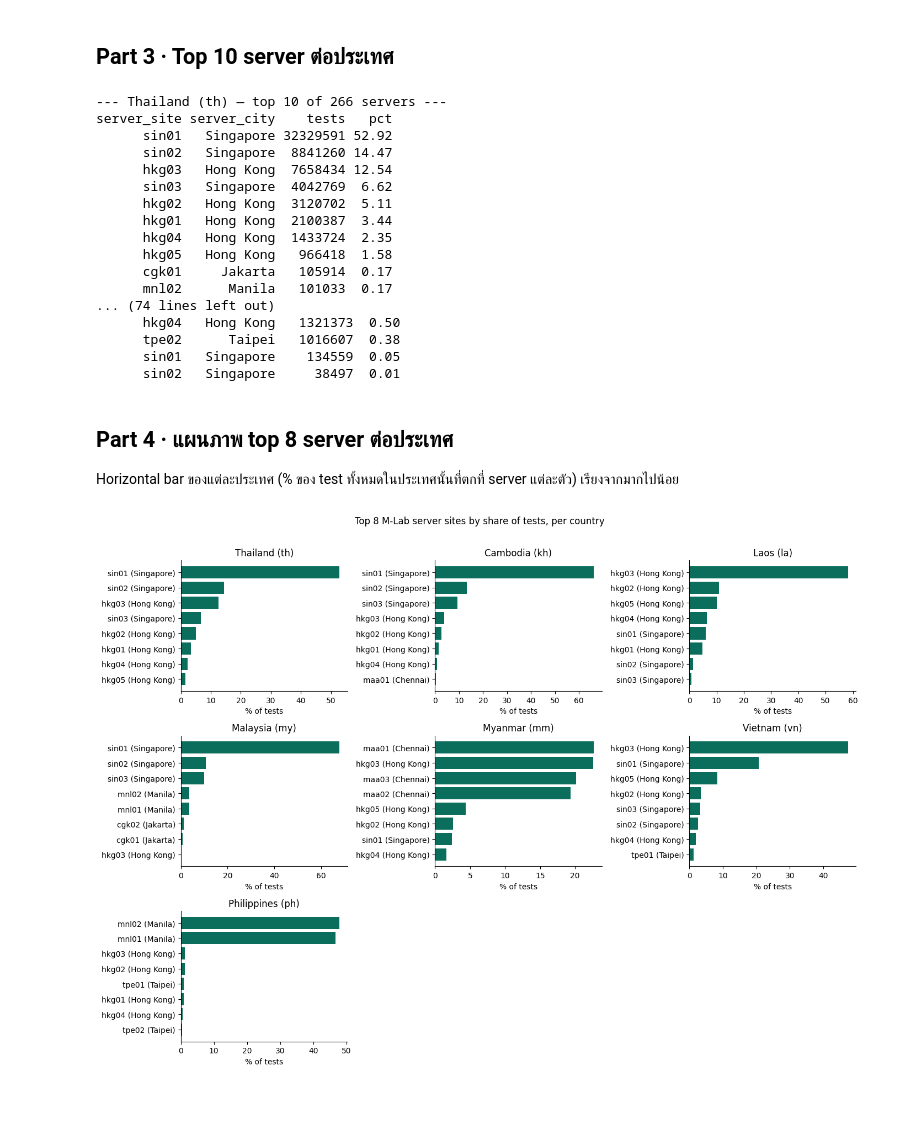
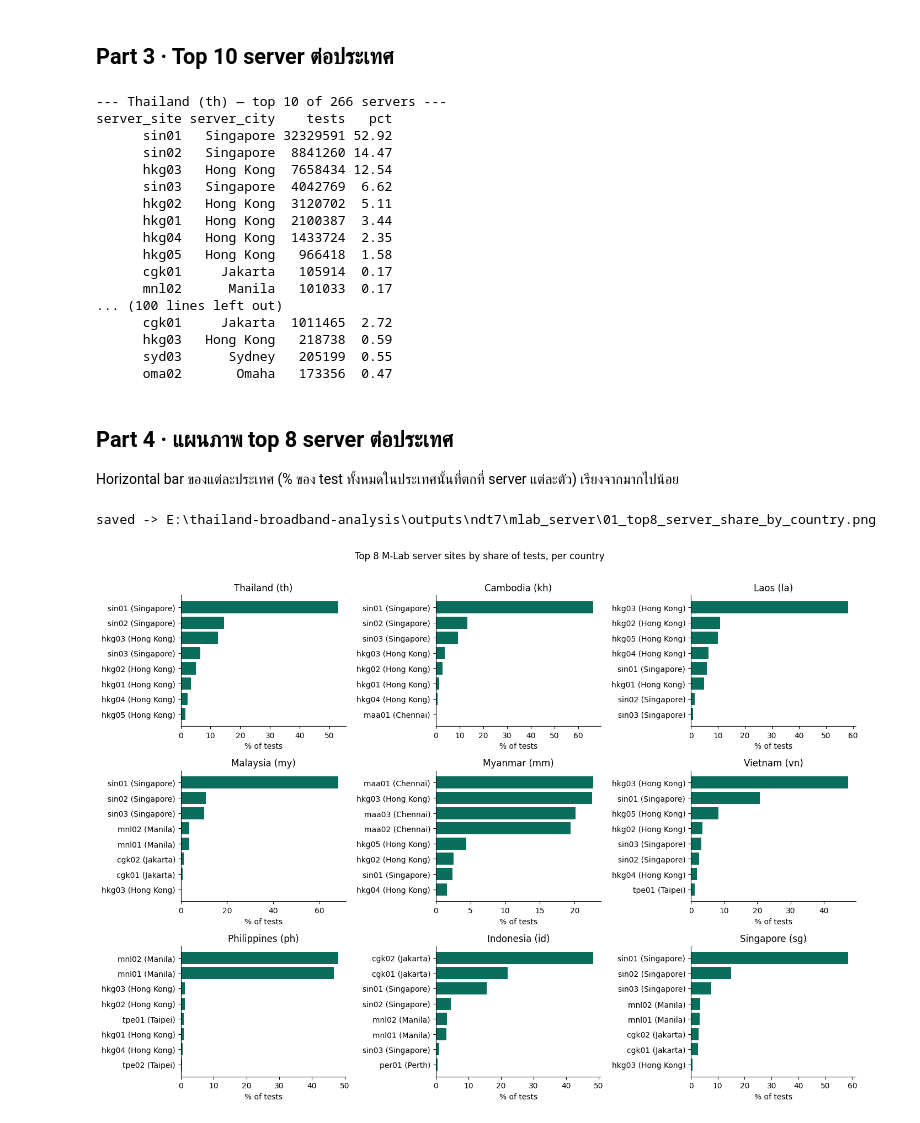
Before and after one commit to chissanupun/thailand-broadband-analysis, a Jupyter notebook: notebooks/ndt7/mlab_server.ipynb, the cells around one changed output. Saved outputs shown, nothing was run; the diff lists cells and outputs as text; code cells hidden in the pictures.

```diff
--- a/notebooks/ndt7/mlab_server.ipynb
+++ b/notebooks/ndt7/mlab_server.ipynb
@@ -17,34 +19,50 @@ import pandas as pd
 import matplotlib.pyplot as plt
 from pathlib import Path
 
-# --- resolve repo root regardless of the kernel's working dir ---
+# repo root for data/ndt7/<c>/mlab_servers_server_<c>.csv (this repo)
 ROOT = Path.cwd()
-while not (ROOT / 'mlab_results').exists() and ROOT != ROOT.parent:
+while not (ROOT / 'data' / 'ndt7').exists() and ROOT != ROOT.parent:
     ROOT = ROOT.parent
 
-# code -> (raw parquet glob, server-site csv, data dir may differ from code e.g. Laos)
+# raw M-Lab parquet lives only in E:/ndt7 (never copied here -- too large, ~40GB+ per the
+# clean-parquet .gitignore note, raw is bigger still)
+RAW_ROOT = Path('E:/ndt7/mlab_results')
+
+# code -> (raw parquet dir under RAW_ROOT, data dir under ROOT/data/ndt7 -- may differ, e.g. Laos)
 COUNTRIES = {
     'th': ('th',  'th'),
     'kh': ('kh',  'kh'),
-    'la': ('la',  'lao'),   # raw code 'la', data dir is 'lao'
+    'la': ('la',  'la'),
     'my': ('my',  'my'),
     'mm': ('mm',  'mm'),
     'vn': ('vn',  'vn'),
     'ph': ('ph',  'ph'),
+    'id': ('id',  'id'),    # Indonesia -- no per-country server csv, falls back to the global lookup below
+    'sg': ('sg',  'sg'),
 }
 NAMES = {'th': 'Thailand', 'kh': 'Cambodia', 'la': 'Laos', 'my': 'Malaysia',
-         'mm': 'Myanmar', 'vn': 'Vietnam', 'ph': 'Philippines'}
+         'mm': 'Myanmar', 'vn': 'Vietnam', 'ph': 'Philippines', 'id': 'Indonesia',
+         'sg': 'Singapore'}
 
 con = duckdb.connect()
 con.execute("SET max_memory='12GB'")
 con.execute(f"SET temp_directory='{(ROOT / '.tmp').as_posix()}'")
 
+# M-Lab server_site codes (sin01, hkg03, ...) are global PoPs, not country-specific -- every
+# country's mlab_servers_server_*.csv carries the same site catalogue. Indonesia has no such
+# csv of its own, so build one global lookup (unioned across all countries that do have one)
+# and use it as a fallback for any country missing its own csv.
+GLOBAL_SRV_GLOB = (ROOT / 'data' / 'ndt7' / '*' / 'mlab_servers_server_*.csv').as_posix()
+assert list(ROOT.glob('data/ndt7/*/mlab_servers_server_*.csv')), f'missing global server csvs: {GLOBAL_SRV_GLOB}'
+
 for code_, (raw_code, data_dir) in COUNTRIES.items():
-    raw_glob = ROOT / 'mlab_results' / f'mlab_{raw_code}' / '*.parquet'
-    srv_csv  = ROOT / 'data' / data_dir / f'mlab_servers_server_{raw_code}.csv'
-    assert list(ROOT.glob(f'mlab_results/mlab_{raw_code}/*.parquet')), f'missing raw parquet: {raw_glob}'
-    assert srv_csv.exists(), f'missing server csv: {srv_csv}'
+    raw_glob = RAW_ROOT / f'mlab_{raw_code}' / '*.parquet'
+    srv_csv  = ROOT / 'data' / 'ndt7' / data_dir / f'mlab_servers_server_{raw_code}.csv'
+    assert list(RAW_ROOT.glob(f'mlab_{raw_code}/*.parquet')), f'missing raw parquet: {raw_glob}'
+    if not srv_csv.exists():
+        print(f'{code_}: no per-country server csv ({srv_csv.name}) -- will use global lookup')
 
 print(f'ROOT: {ROOT}')
+print(f'RAW_ROOT: {RAW_ROOT}')
 print(f'{len(COUNTRIES)} countries ready: {list(COUNTRIES)}')
 # %% [output]
@@ -59,8 +79,9 @@ re-survey — วิธีเดียวกับที่ clean notebook ข
 # %%
 def server_counts(code_):
     raw_code, data_dir = COUNTRIES[code_]
-    raw_glob = (ROOT / 'mlab_results' / f'mlab_{raw_code}' / '*.parquet').as_posix()
-    srv_csv  = (ROOT / 'data' / data_dir / f'mlab_servers_server_{raw_code}.csv').as_posix()
+    raw_glob = (RAW_ROOT / f'mlab_{raw_code}' / '*.parquet').as_posix()
+    srv_csv  = ROOT / 'data' / 'ndt7' / data_dir / f'mlab_servers_server_{raw_code}.csv'
+    srv_glob = srv_csv.as_posix() if srv_csv.exists() else GLOBAL_SRV_GLOB
     df = con.execute(f"""
         WITH raw AS (
             SELECT server_site, server_city, COUNT(*) AS tests
@@ -70,7 +91,7 @@ def server_counts(code_):
         srv AS (
             SELECT server_site, server_latitude, server_longitude,
                    ROW_NUMBER() OVER (PARTITION BY server_site ORDER BY server_city) AS rn
-            FROM read_csv_auto('{srv_csv}')
+            FROM read_csv_auto('{srv_glob}', union_by_name=true)
         )
         SELECT r.server_site, r.server_city, r.tests,
                ROUND(100.0 * r.tests / SUM(r.tests) OVER (), 2) AS pct,
@@ -147,11 +170,11 @@ server_site server_city    tests   pct
       hkg05   Hong Kong   966418  1.58
       cgk01     Jakarta   105914  0.17
       mnl02      Manila   101033  0.17
-... (74 lines left out)
-      hkg04   Hong Kong   1321373  0.50
-      tpe02      Taipei   1016607  0.38
-      sin01   Singapore    134559  0.05
-      sin02   Singapore     38497  0.01
+... (100 lines left out)
+      cgk01     Jakarta  1011465  2.72
+      hkg03   Hong Kong   218738  0.59
+      syd03      Sydney   205199  0.55
+      oma02       Omaha   173356  0.47
 # %% [markdown]
 ## Part 4 · แผนภาพ top 8 server ต่อประเทศ
 
@@ -159,21 +182,26 @@ Horizontal bar ของแต่ละประเทศ (% ของ test ท
 # %%
 fig, axes = plt.subplots(3, 3, figsize=(14, 10))
 axes = axes.flatten()
 
 for ax, c in zip(axes, COUNTRIES):
     g = by_server[by_server.country == c].head(8).iloc[::-1]
     labels = [f'{r.server_site} ({r.server_city})' for r in g.itertuples()]
     ax.barh(labels, g.pct, color='#0B6E5C')
     ax.set_title(f'{NAMES[c]} ({c})')
     ax.set_xlabel('% of tests')
     for spine in ('top', 'right'):
         ax.spines[spine].set_visible(False)
 
 for ax in axes[len(COUNTRIES):]:
     ax.axis('off')
 
 fig.suptitle('Top 8 M-Lab server sites by share of tests, per country', y=1.01)
 fig.tight_layout()
+OUT_PNG = ROOT / 'outputs' / 'ndt7' / 'mlab_server' / '01_top8_server_share_by_country.png'
+OUT_PNG.parent.mkdir(parents=True, exist_ok=True)
+fig.savefig(OUT_PNG, dpi=150, bbox_inches='tight')
+print(f'saved -> {OUT_PNG}')
 plt.show()
 # %% [output]
+saved -> E:\thailand-broadband-analysis\outputs\ndt7\mlab_server\01_top8_server_share_by_country.png
-[figure, old version]
+[figure, new version]
```
Also changed, not shown: parts of 4 cells of this notebook, 50 other files.
